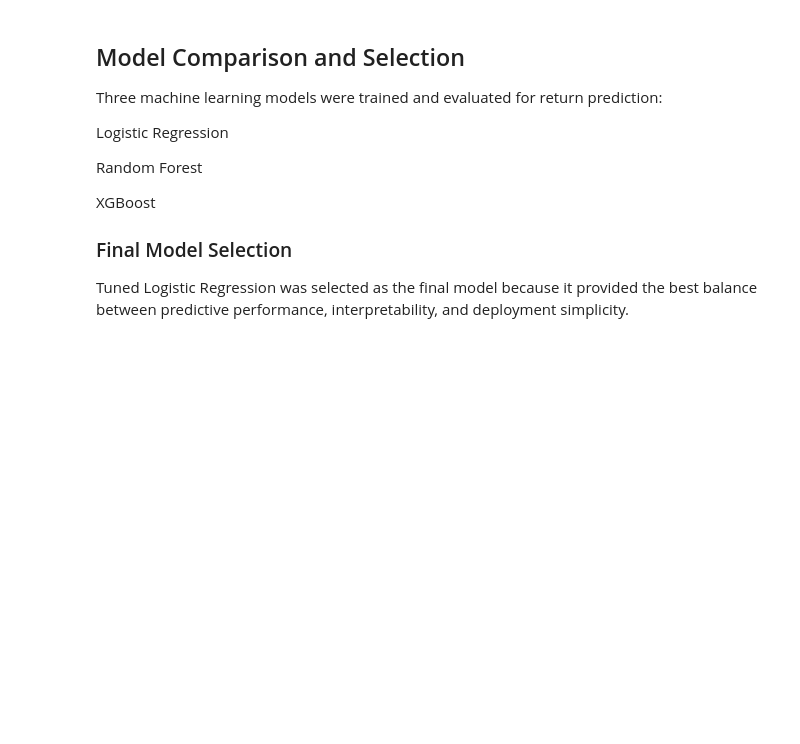
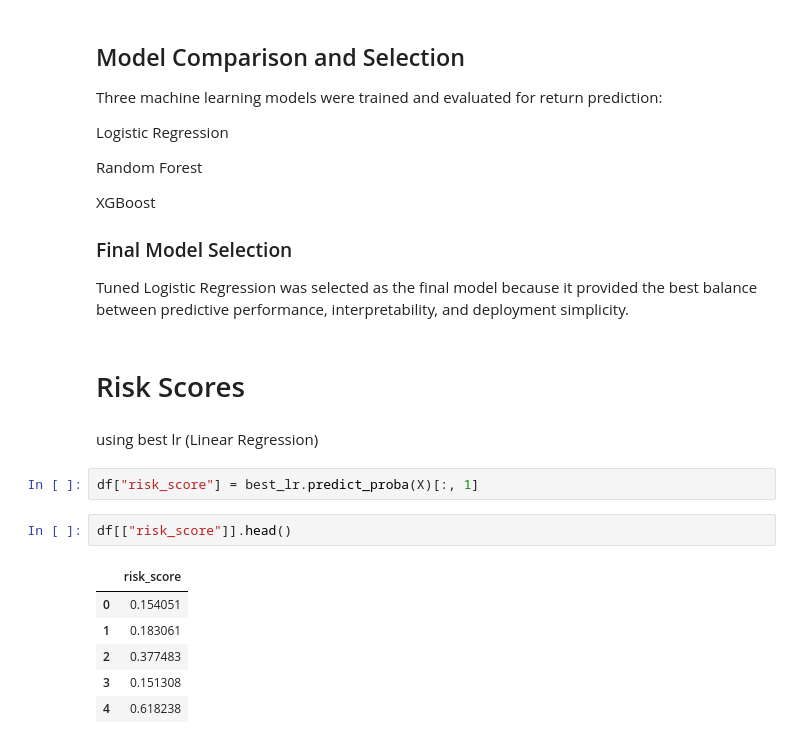
Before and after one commit to patelshivam109/Product-return-preiction, a Jupyter notebook: notebooks/day2.ipynb, the cells around one changed output. Cells and saved outputs as stored; diff of their text form; blank space fills up the shorter version.

```diff
--- a/notebooks/day2.ipynb
+++ b/notebooks/day2.ipynb
@@ -461,3 +461,18 @@ Three machine learning models were trained and evaluated for return prediction:
 ### Final Model Selection
 
 Tuned Logistic Regression was selected as the final model because it provided the best balance between predictive performance, interpretability, and deployment simplicity.
+# %% [markdown]
+# Risk Scores
+# %% [markdown]
+using best lr (Linear Regression)
+# %%
+df["risk_score"] = best_lr.predict_proba(X)[:, 1]
+# %%
+df[["risk_score"]].head()
+# %% [output]
+|  | risk_score |
+| 0 | 0.154051 |
+| 1 | 0.183061 |
+| 2 | 0.377483 |
+| 3 | 0.151308 |
+| 4 | 0.618238 |
```
Also changed, not shown: parts of 15 cells of this notebook, 3 other files.
